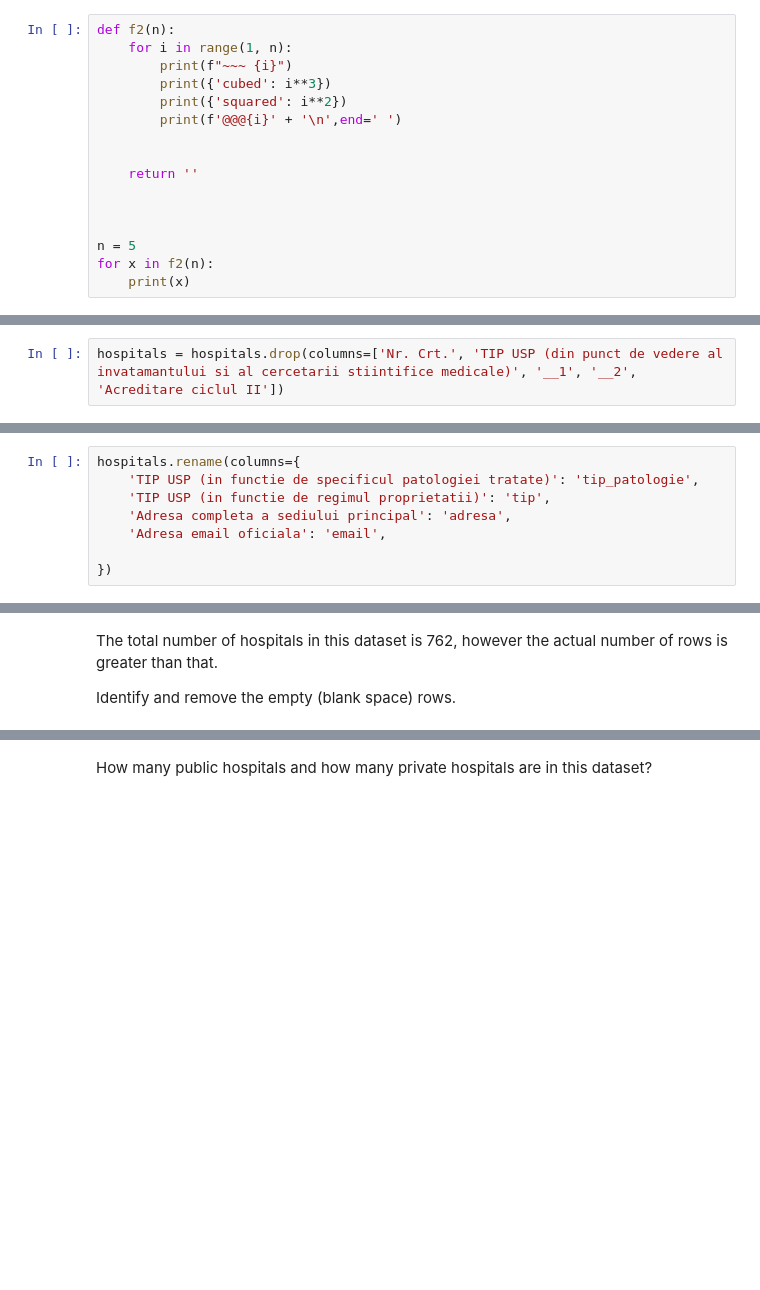
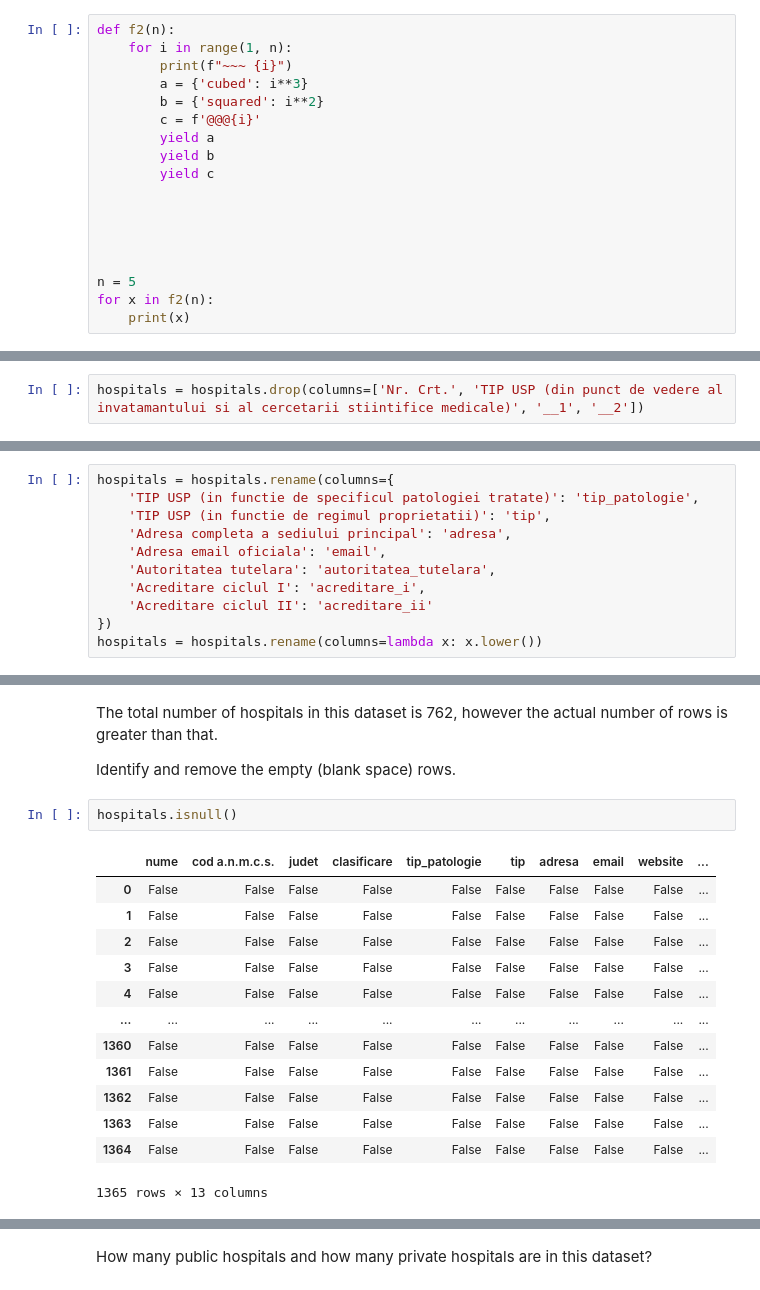
Before and after one commit to Seaful312/bootcamp, a Jupyter notebook: 2022/python_workshop/notebooks/10_test.ipynb, the cells around one changed output, grey strips where cells are left out. Saved outputs shown, nothing was run; the diff lists cells and outputs as text; blank space fills up the shorter version.

```diff
--- a/2022/python_workshop/notebooks/10_test.ipynb
+++ b/2022/python_workshop/notebooks/10_test.ipynb
@@ -18,12 +18,14 @@ Given the below snippet, add the necessary code lines in function f2 in order to
 def f2(n):
     for i in range(1, n):
         print(f"~~~ {i}")
-        print({'cubed': i**3})
-        print({'squared': i**2})
-        print(f'@@@{i}' + '\n',end=' ')
+        a = {'cubed': i**3}
+        b = {'squared': i**2}
+        c = f'@@@{i}'
+        yield a
+        yield b
+        yield c
 
 
-    return ''
 
 
 
@@ -144,7 +155,7 @@ Drop the unnecessary columns:
 * TIP USP (din punct de vedere al invatamantului si al cercetarii stiintifice medicale)
 * the last three columns
 # %%
-hospitals = hospitals.drop(columns=['Nr. Crt.', 'TIP USP (din punct de vedere al invatamantului si al cercetarii stiintifice medicale)', '__1', '__2', 'Acreditare ciclul II'])
+hospitals = hospitals.drop(columns=['Nr. Crt.', 'TIP USP (din punct de vedere al invatamantului si al cercetarii stiintifice medicale)', '__1', '__2'])
 # %%
 hospitals.head()
 # %% [output]
@@ -165,10 +176,13 @@ Apply the following transformations to the columns, so that they are easier to w
 * `Acreditare ciclul I` rename to `acreditare_i`
 * `Acreditare ciclul II` rename to `acreditare_ii`
 # %%
-hospitals.rename(columns={
+hospitals = hospitals.rename(columns={
     'TIP USP (in functie de specificul patologiei tratate)': 'tip_patologie',
     'TIP USP (in functie de regimul proprietatii)': 'tip',
     'Adresa completa a sediului principal': 'adresa',
     'Adresa email oficiala': 'email',
-
+    'Autoritatea tutelara': 'autoritatea_tutelara',
+    'Acreditare ciclul I': 'acreditare_i',
+    'Acreditare ciclul II': 'acreditare_ii'
 })
+hospitals = hospitals.rename(columns=lambda x: x.lower())
@@ -190,3 +190,19 @@ hospitals.rename(columns={
 The total number of hospitals in this dataset is 762, however the actual number of rows is greater than that.
 
 Identify and remove the empty (blank space) rows.
+# %%
+hospitals.isnull()
+# %% [output]
+|  | nume | cod a.n.m.c.s. | judet | clasificare | tip_patologie | tip | adresa | email | website | ... |
+| 0 | False | False | False | False | False | False | False | False | False | ... |
+| 1 | False | False | False | False | False | False | False | False | False | ... |
+| 2 | False | False | False | False | False | False | False | False | False | ... |
+| 3 | False | False | False | False | False | False | False | False | False | ... |
+| 4 | False | False | False | False | False | False | False | False | False | ... |
+| ... | ... | ... | ... | ... | ... | ... | ... | ... | ... | ... |
+| 1360 | False | False | False | False | False | False | False | False | False | ... |
+| 1361 | False | False | False | False | False | False | False | False | False | ... |
+| 1362 | False | False | False | False | False | False | False | False | False | ... |
+| 1363 | False | False | False | False | False | False | False | False | False | ... |
+| 1364 | False | False | False | False | False | False | False | False | False | ... |
+1365 rows × 13 columns
```
Also changed, not shown: parts of 19 cells of this notebook.
